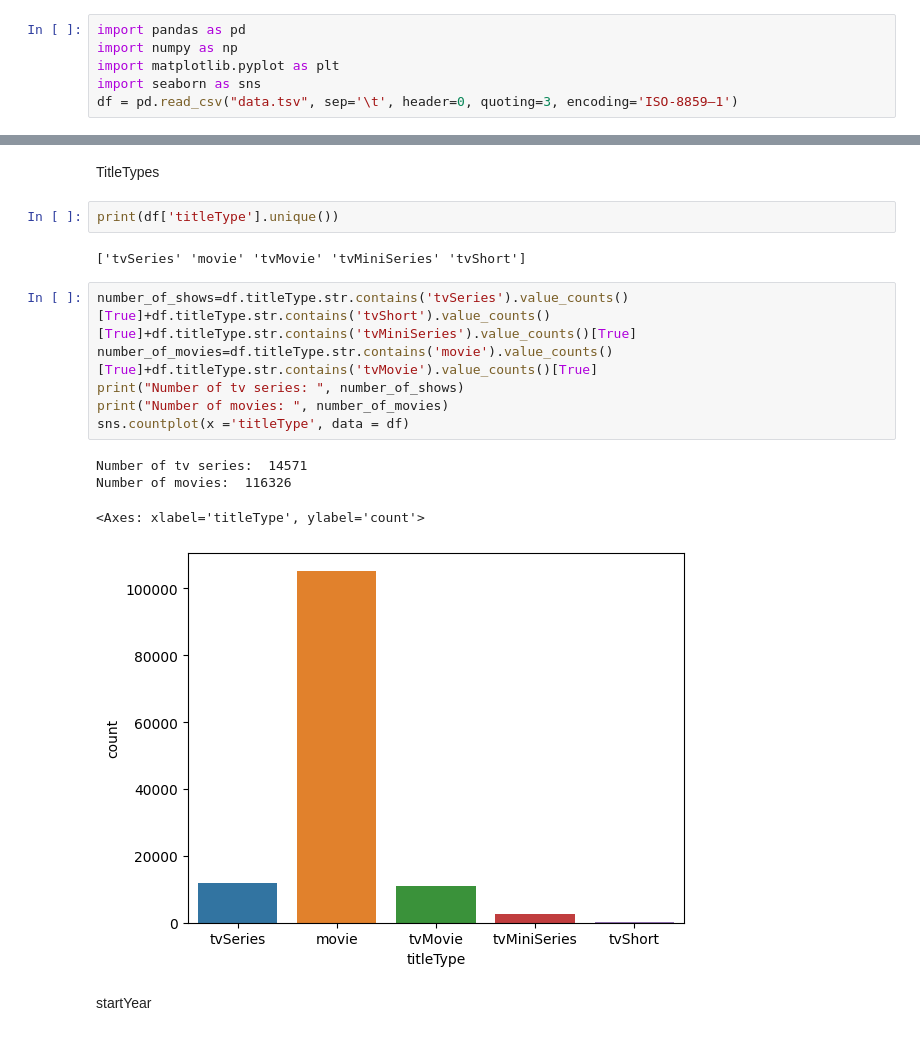
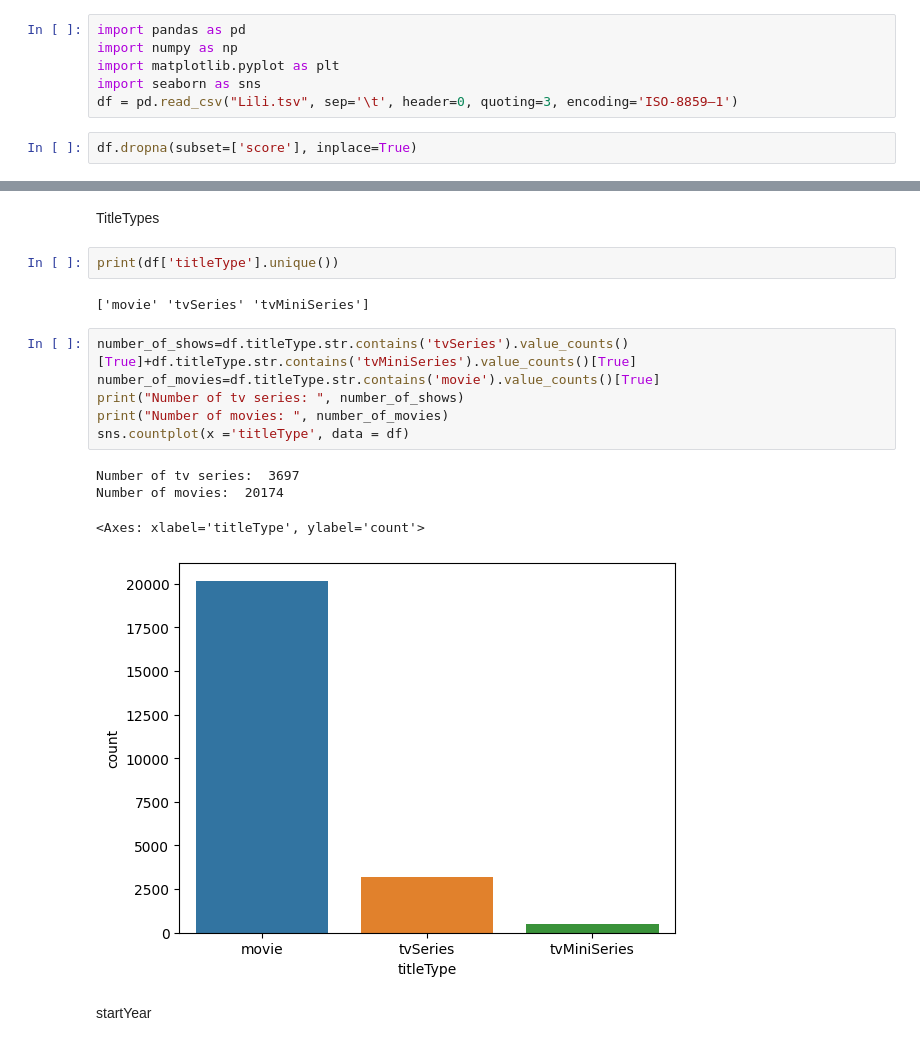
Before and after one commit to HLi01/Thesis-Neural-network-based-recommender-system, a Jupyter notebook: dataset_statistic.ipynb, the cells around one changed output, grey strips where cells are left out. Saved outputs shown, nothing was run; the diff lists cells and outputs as text.

```diff
--- a/dataset_statistic.ipynb
+++ b/dataset_statistic.ipynb
@@ -3,7 +3,9 @@ import pandas as pd
 import numpy as np
 import matplotlib.pyplot as plt
 import seaborn as sns
-df = pd.read_csv("data.tsv", sep='\t', header=0, quoting=3, encoding='ISO-8859–1')
+df = pd.read_csv("Lili.tsv", sep='\t', header=0, quoting=3, encoding='ISO-8859–1')
+# %%
+df.dropna(subset=['score'], inplace=True)
 # %%
 df.info()
 # %% [output]
@@ -39,18 +41,18 @@ TitleTypes
 # %%
 print(df['titleType'].unique())
 # %% [output]
-['tvSeries' 'movie' 'tvMovie' 'tvMiniSeries' 'tvShort']
+['movie' 'tvSeries' 'tvMiniSeries']
 # %%
-number_of_shows=df.titleType.str.contains('tvSeries').value_counts()[True]+df.titleType.str.contains('tvShort').value_counts()[True]+df.titleType.str.contains('tvMiniSeries').value_counts()[True]
-number_of_movies=df.titleType.str.contains('movie').value_counts()[True]+df.titleType.str.contains('tvMovie').value_counts()[True]
+number_of_shows=df.titleType.str.contains('tvSeries').value_counts()[True]+df.titleType.str.contains('tvMiniSeries').value_counts()[True]
+number_of_movies=df.titleType.str.contains('movie').value_counts()[True]
 print("Number of tv series: ", number_of_shows)
 print("Number of movies: ", number_of_movies)
 sns.countplot(x ='titleType', data = df)
 # %% [output]
-Number of tv series:  14571
-Number of movies:  116326
+Number of tv series:  3697
+Number of movies:  20174
 <Axes: xlabel='titleType', ylabel='count'>
-[figure, old version]
+[figure, new version]
 # %% [markdown]
 startYear
 # %%
```
Also changed, not shown: parts of 12 cells of this notebook.
